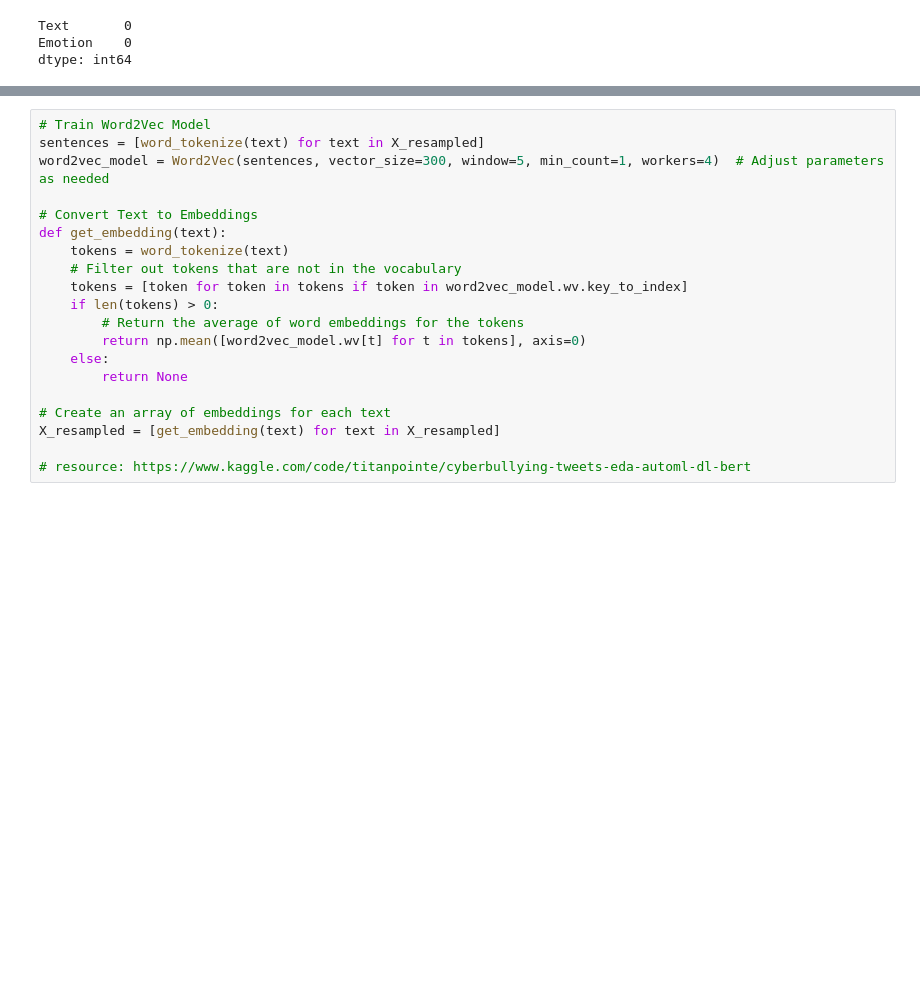
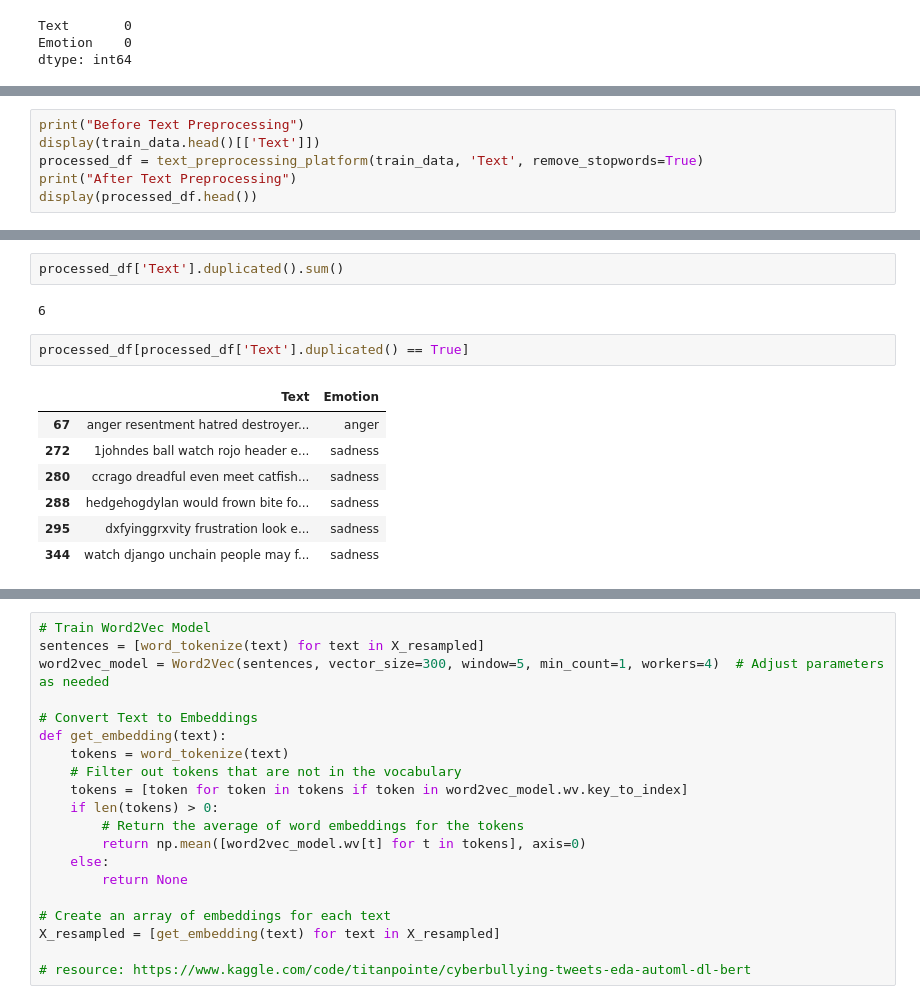
Before and after one commit to AnnaJazayeri/Emotion_Detection_from_Text, a Jupyter notebook: Emotion tweets.ipynb, the cells around one changed output, grey strips where cells are left out. Drawn from its saved outputs; the diff is of its cells as text; blank space fills up the shorter version.

```diff
--- a/Emotion tweets.ipynb
+++ b/Emotion tweets.ipynb
@@ -47,0 +211,6 @@ train_data.head()
+# %%
+print("Before Text Preprocessing")
+display(train_data.head()[['Text']])
+processed_df = text_preprocessing_platform(train_data, 'Text', remove_stopwords=True)
+print("After Text Preprocessing")
+display(processed_df.head())
@@ -98 +287,15 @@ print(train_data['CleanedText'].head(10))
 Name: CleanedText, dtype: object
+# %%
+processed_df['Text'].duplicated().sum()
+# %% [output]
+6
+# %%
+processed_df[processed_df['Text'].duplicated() == True]
+# %% [output]
+|  | Text | Emotion |
+| 67 | anger resentment hatred destroyer... | anger |
+| 272 | 1johndes ball watch rojo header e... | sadness |
+| 280 | ccrago dreadful even meet catfish... | sadness |
+| 288 | hedgehogdylan would frown bite fo... | sadness |
+| 295 | dxfyinggrxvity frustration look e... | sadness |
+| 344 | watch django unchain people may f... | sadness |
```
Also changed, not shown: parts of 25 cells of this notebook.
